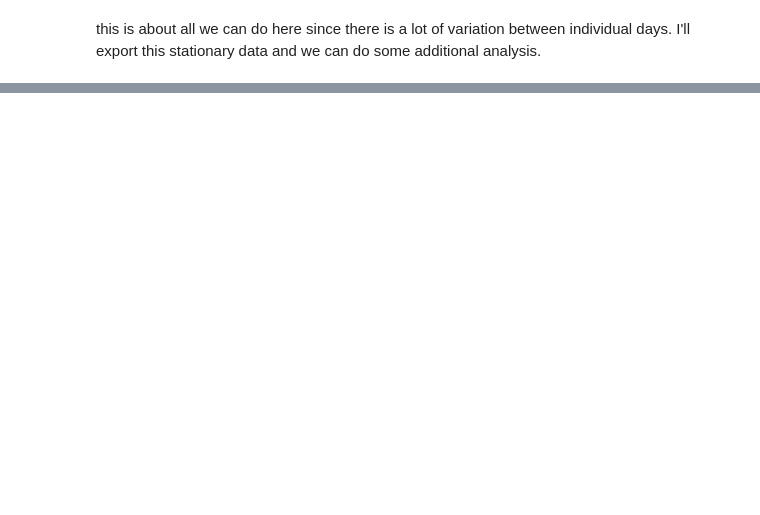
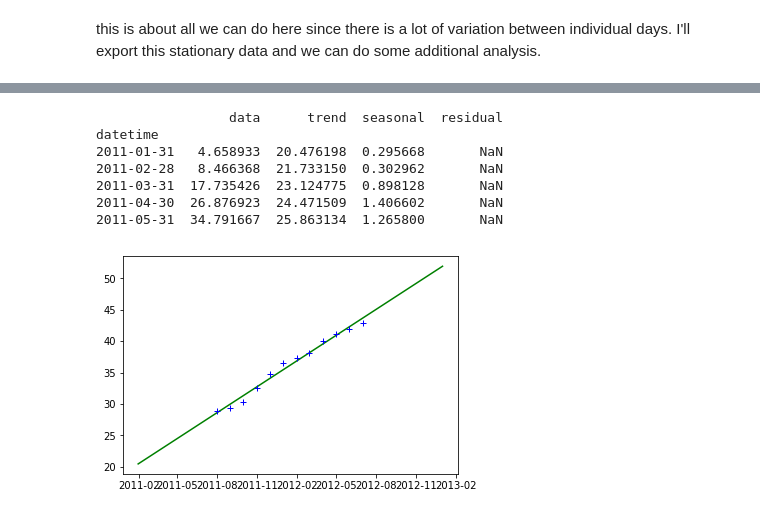
Before and after one commit to lindsaysmoore/KaggleBikeChallenge, a Jupyter notebook: Longitudinal_Bike_from_kaggle.ipynb, the cells around one changed output, grey strips where cells are left out. Saved outputs shown, nothing was run; the diff lists cells and outputs as text; code cells hidden in the pictures; blank space fills up the shorter version.

```diff
--- a/Longitudinal Bike from kaggle.ipynb
+++ b/Longitudinal_Bike_from_kaggle.ipynb
@@ -489,0 +496,28 @@ this is about all we can do here since there is a lot of variation between indiv
+# %%
+decomposition = seasonal_decompose(monthly_cas,model = 'm')
+
+trend = decomposition.trend
+seasonal = decomposition.seasonal
+residual = decomposition.resid
+
+plt.figure(figsize=(15,15))
+plt.subplot(411)
+plt.plot(monthly_reg, label='Original')
+plt.legend(loc='best')
+plt.subplot(412)
+plt.plot(trend, label='Trend')
+plt.legend(loc='best')
+plt.subplot(413)
+plt.plot(seasonal,label='Seasonality')
+plt.legend(loc='best')
+plt.subplot(414)
+plt.plot(residual, label='Residuals')
+plt.legend(loc='best')
+plt.tight_layout()
+
+ts_decomposed = pd.DataFrame()
+ts_decomposed['data'] = monthly_cas
+ts_decomposed['trend'] = trend
+ts_decomposed['seasonal'] = seasonal
+ts_decomposed['residual'] = residual
+print(ts_decomposed.info())
@@ -489,0 +537,22 @@ this is about all we can do here since there is a lot of variation between indiv
+# %%
+t2 = ts_decomposed.dropna()
+x = mdates.date2num(t2.index)
+z = np.polyfit(x,y=t2['trend'],deg=1) #fit a 1 degree polynomial to the trend time
+p = np.poly1d(z)
+# %%
+xx = mdates.date2num(ts_decomposed.index)
+dd = mdates.num2date(xx)
+
+plt.plot(dd, p(xx), '-g')
+plt.plot(x, t2['trend'], '+', color='b', label='blub')
+ts_decomposed['trend'] = p(xx)
+print(ts_decomposed.head())
+# %% [output]
+                 data      trend  seasonal  residual
+datetime
+2011-01-31   4.658933  20.476198  0.295668       NaN
+2011-02-28   8.466368  21.733150  0.302962       NaN
+2011-03-31  17.735426  23.124775  0.898128       NaN
+2011-04-30  26.876923  24.471509  1.406602       NaN
+2011-05-31  34.791667  25.863134  1.265800       NaN
+[figure, added]
```
Also changed, not shown: parts of 18 cells of this notebook, 5 other files.
